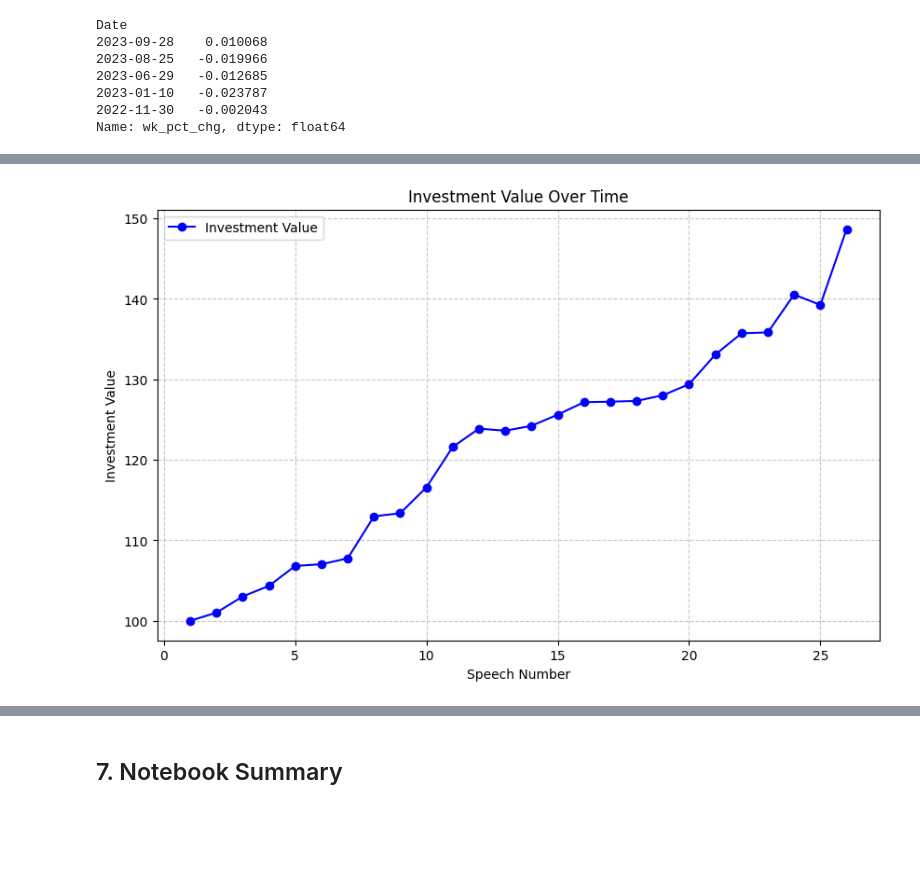
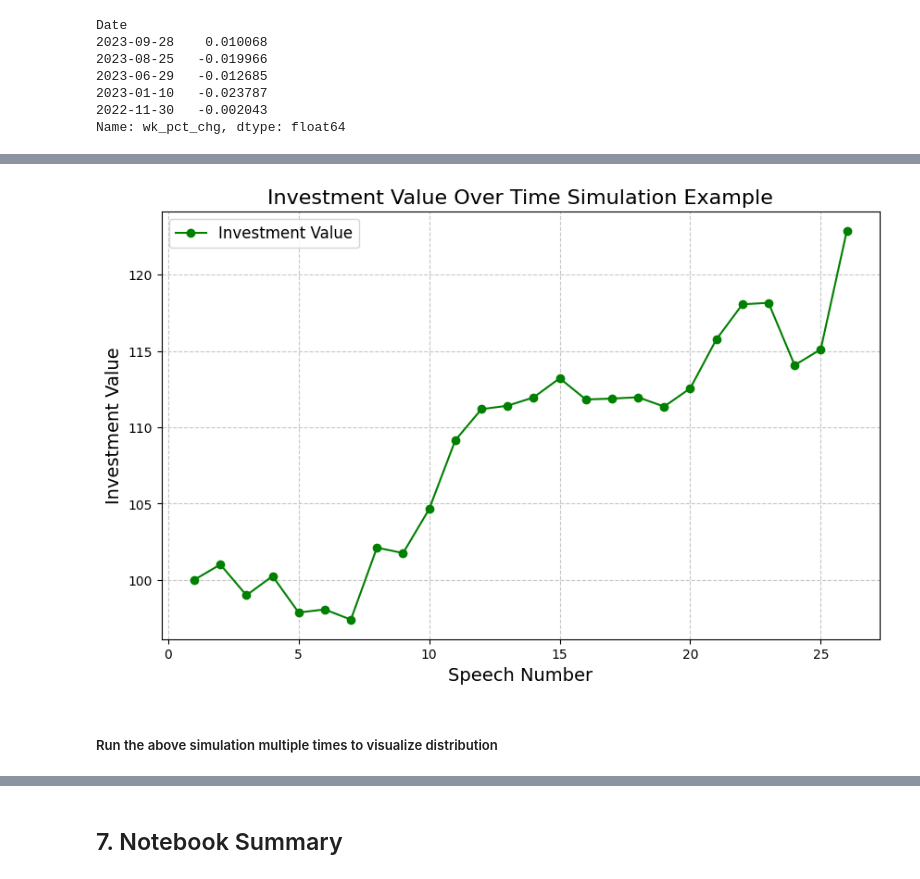
Before and after one commit to jpbaselj/J-Powell-SP500-Influence, a Jupyter notebook: 3_3_processing_modeling.ipynb, the cells around one changed output, grey strips where cells are left out. Drawn from its saved outputs; the diff is of its cells as text; code cells hidden in the pictures; blank space fills up the shorter version.

```diff
--- a/3_3_processing_modeling.ipynb
+++ b/3_3_processing_modeling.ipynb
@@ -756,3 +727,18 @@ for prediction in y_pred:
         cash = cash * (1 - wk_pct_chg[idx])
         value.append(cash)
         idx+=1
+# %%
+random_ints = random.choices([-1, 1], weights=[0.28, 0.72], k=25)
+cash = 100
+value = [100]
+idx = 0
+
+for guess in random_ints:
+    if wk_pct_chg[idx] > 0:
+        cash = cash * (1 + guess*wk_pct_chg[idx])
+        value.append(cash)
+        idx+=1
+    else:
+        cash = cash * (1 - guess*wk_pct_chg[idx])
+        value.append(cash)
+        idx+=1
@@ -759,20 +766,19 @@ for prediction in y_pred:
 # %%
 x = range(1, len(value) + 1)
 
 plt.figure(figsize=(10, 6))
-plt.plot(x, value, label='Investment Value', color='b', marker='o', linestyle='-')
+plt.plot(x, value, label='Investment Value', color='g', markersize=6, marker='o', linestyle='-')
 
 # labels
-plt.xlabel('Speech Number')
-plt.ylabel('Investment Value')
-plt.title('Investment Value Over Time')
+plt.xlabel('Speech Number', fontsize=14)
+plt.ylabel('Investment Value', fontsize=14)
+plt.title('Investment Value Over Time Simulation Example', fontsize=16)
 
-# Customize the grid and legend
+# Customize
 plt.grid(True, linestyle='--', alpha=0.7)
-plt.legend(loc='best')
-
-# Save or display the plot
-plt.savefig('investment_value_plot.png')  # Save to a file
-plt.show()  # Display the plot
+plt.legend(loc='best', fontsize=12)
+plt.show()
 # %% [output]
-[figure, old version]
+[figure, new version]
+# %% [markdown]
+##### Run the above simulation multiple times to visualize distribution
```
Also changed, not shown: parts of 18 cells of this notebook, 3 other files.
